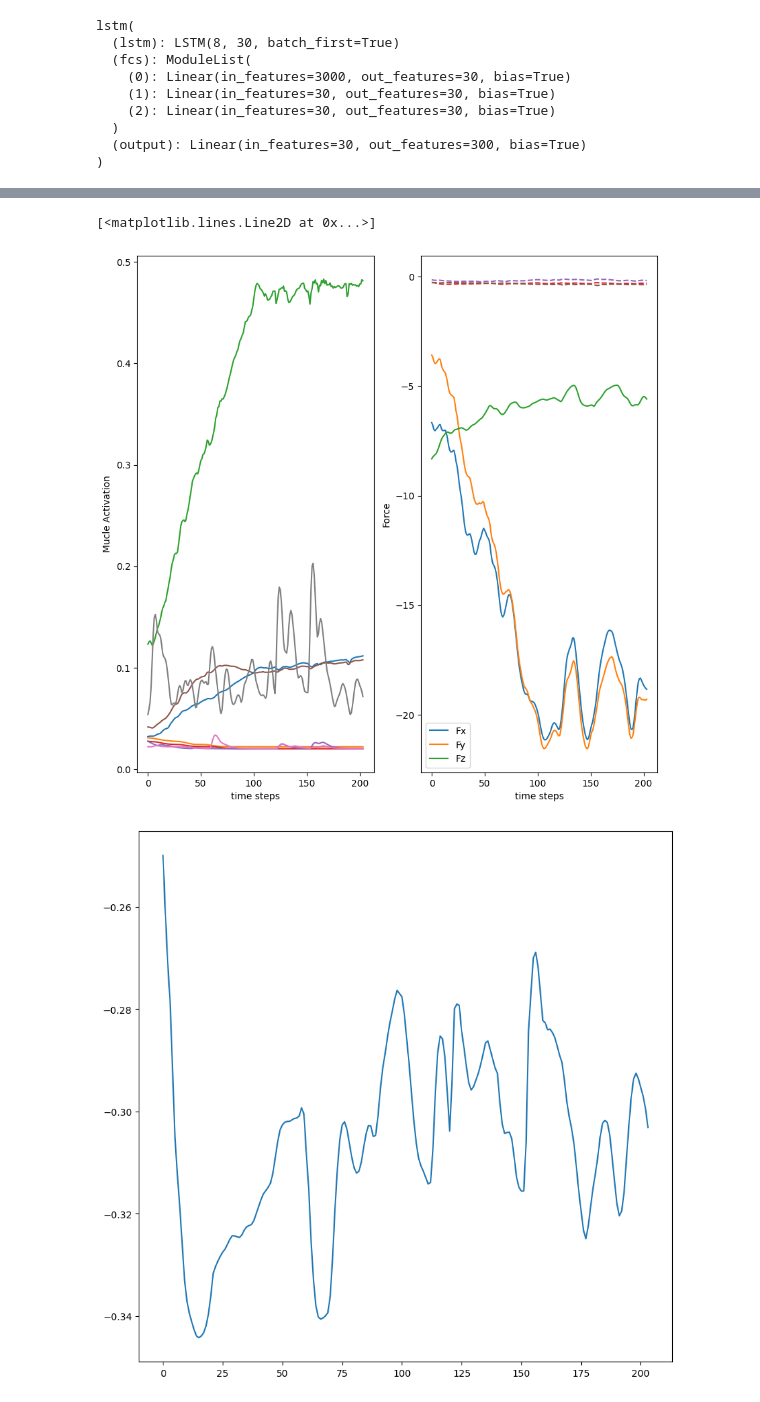
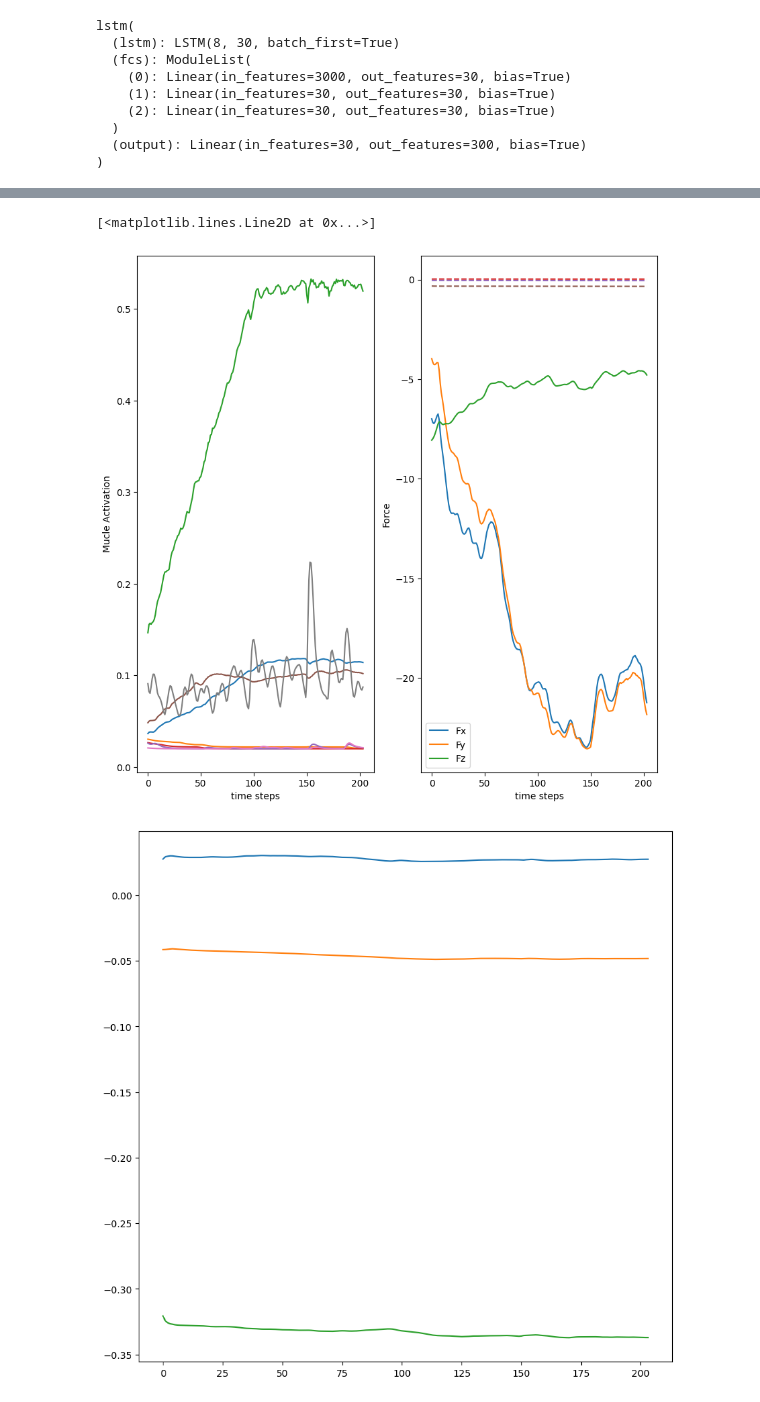
Before and after one commit to ericfonseca95/kmk, a Jupyter notebook: notebooks/LSTM_PRETRAIN.ipynb, the cells around one changed output, grey strips where cells are left out. Drawn from its saved outputs; the diff is of its cells as text; code cells hidden in the pictures.

```diff
--- a/notebooks/LSTM_PRETRAIN.ipynb
+++ b/notebooks/LSTM_PRETRAIN.ipynb
@@ -230,2 +170,2 @@ train_data = Dataset_LSTM(train_df, sort_column=['Subject'], window_size=100, st
 # %%
-test_data = Dataset_LSTM(test_df, sort_column=['Subject'], window_size=100, stride=5)
+test_data = Dataset_LSTM(test_df, sort_column=['Subject'], window_size=window_size, stride=stride)
@@ -426,35 +357,14 @@ def get_event_prediction(event_df, model, window_size = 100, stride=5, xcols = [
 # %%
-# test plotting a event prediciton
-ycols = test_data.ycols
-print(ycols)
-xcols = test_data.xcols
-subject_event_df = train_data.subject_events[0][0]
-pred_plot = sliding_event_df(subject_event_df, window_size = 100, stride = 5)
-# get the prediciton for each window
-preds = [model(torch.from_numpy(i[xcols].values).float().to('cuda')).detach().cpu().numpy() for i in pred_plot]
-print(preds[0].shape)
-for i, temp in enumerate(pred_plot):
-    print(temp)
-    temp['Fx_pred'] = preds[i][:,0]
-    temp['Fy_pred'] = preds[i][:,1]
-    temp['Fz_pred'] = preds[i][:,2]
-plot_df = pd.concat([i for i in pred_plot])
-# average all time points
-group_df = plot_df.groupby(['Time']).mean()
-# make time a column and remove the index
-group_df['Time'] = group_df.index
-group_df = group_df.reset_index(drop=True)
-
-
 # lets turn all this into a function
 
-def get_event_prediction(event_df, model, scaler, window_size = 100, stride=5, xcols = ['EPB', 'EPL', 'FPL', 'APL', 'ADD', 'FCU', 'FPB', 'OPP'], ycols = ['Fx','Fy','Fz'], device='cuda'):
+def get_event_prediction(event_df, model, window_size = 100, stride=5, xcols = ['EPB', 'EPL', 'FPL', 'APL', 'ADD', 'FCU', 'FPB', 'OPP'], ycols = ['Fx','Fy','Fz'], device='cuda'):
     # get the number of rows in the event
     num_rows = event_df.shape[0]
     window_dfs = sliding_event_df(event_df, window_size = num_rows, stride = stride)
 
     # scale all the x values
-    window_Xs = [scaler.transform(i[xcols]) for i in window_dfs]
+    window_Xs = [i[xcols].to_numpy() for i in window_dfs]
+    print(window_Xs[0].shape)
     # get the prediciton for each window
     preds = [model(torch.from_numpy(x).float().to('cuda')).detach().cpu().numpy() for x in window_Xs]
     # add the prediciton to the dataframe
@@ -463,15 +373,15 @@ def get_event_prediction(event_df, model, scaler, window_size = 100, stride=5, x
         temp[ycols[1]+'_pred'] = preds[i][:,1]
         temp[ycols[2]+'_pred'] = preds[i][:,2]
     # average all time points
-    group_df = pd.concat([i for i in window_dfs]).groupby(['Time']).min()
+    group_df = pd.concat([i for i in window_dfs]).groupby(['Time']).mean()
     # make time a column and remove the index
     group_df['Time'] = group_df.index
     group_df = group_df.reset_index(drop=True)
     return group_df
 
-def plot_event_prediction(event_df, model, scaler, window_size = 100, stride=5, xcols = ['EPB', 'EPL', 'FPL', 'APL', 'ADD', 'FCU', 'FPB', 'OPP'], ycols = ['Fx','Fy','Fz'], device='cuda'):
+def plot_event_prediction(event_df, model, window_size = 100, stride=5, xcols = ['EPB', 'EPL', 'FPL', 'APL', 'ADD', 'FCU', 'FPB', 'OPP'], ycols = ['Fx','Fy','Fz'], device='cuda'):
     # get the number of rows in the event
-    group_df = get_event_prediction(event_df, model, scaler, window_size = window_size, stride=stride, xcols = xcols, ycols = ycols, device=device)
+    group_df = get_event_prediction(event_df, model, window_size = window_size, stride=stride, xcols = xcols, ycols = ycols, device=device)
     # plot the data
     fig, ax = plt.subplots(1,2, figsize=(10,10))
     ax[0].plot(group_df[xcols])
@@ -484,4 +394,4 @@ def plot_event_prediction(event_df, model, scaler, window_size = 100, stride=5,
     #plot the prediction of this sample
     for i in ycols:
         ax[1].plot(group_df[i+'_pred'], '--')
-    return group_df
+    return group_df,
@@ -542,7 +400,10 @@ n = np.random.randint(0, len(test_data.subject_events))
 print(n)
 print(len(test_data.subject_events))
 subject_events = test_data.subject_events[n]
-group_df = plot_event_prediction(test_data.subject_events[n][0], model, scale, window_size = 100, stride = 5)
+j = np.random.randint(0, len(subject_events))
+group_df = plot_event_prediction(test_data.subject_events[n][j], model, window_size = 100, stride = 50, xcols=test_data.xcols, ycols=test_data.ycols, device='cuda')
 fig, ax = plt.subplots(figsize=(10,10))
-ax.plot(group_df['Fx_pred'])
+ax.plot(group_df[0]['Fx_pred'])
+ax.plot(group_df[0]['Fy_pred'])
+ax.plot(group_df[0]['Fz_pred'])
 # %% [output]
@@ -551,3 +413,3 @@ ax.plot(group_df['Fx_pred'])
 [<matplotlib.lines.Line2D at 0x...>]
-[figure, old version]
+[figure, new version]
-[figure, old version]
+[figure, new version]
```
Also changed, not shown: parts of 30 cells of this notebook, 5 other files.
